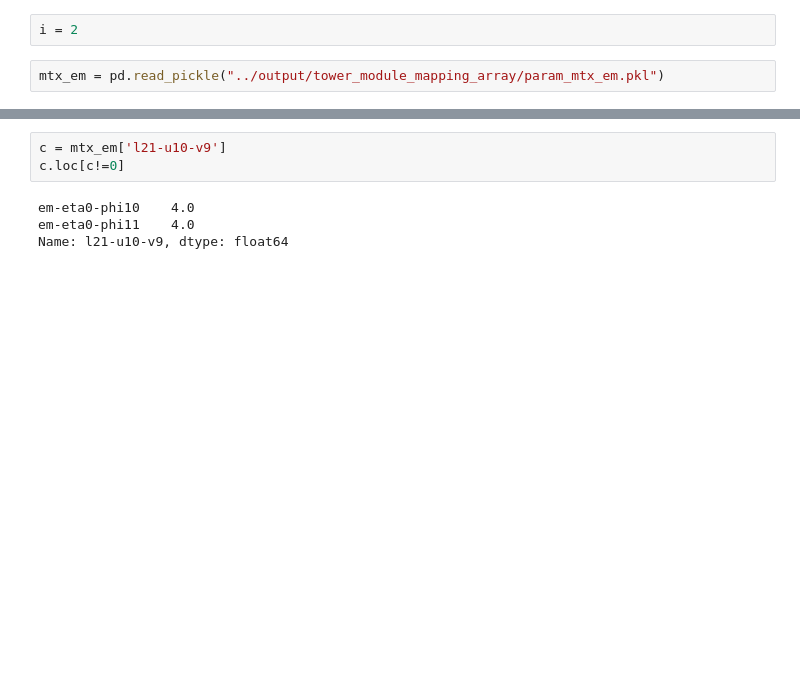
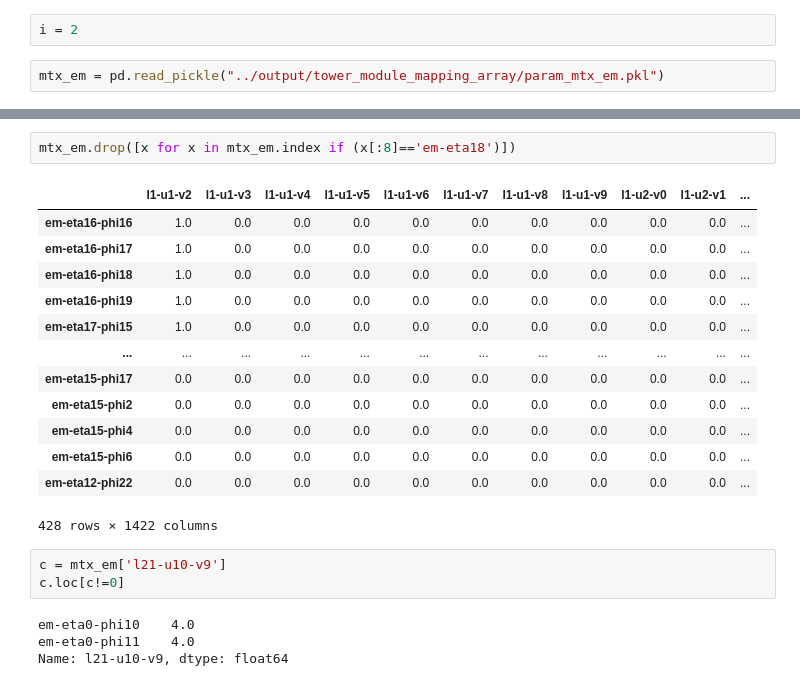
Before and after one commit to mhassans/tower-energy, a Jupyter notebook: jupyter/matrix_ana.ipynb, the cells around one changed output, grey strips where cells are left out. Cells and saved outputs as stored; diff of their text form; blank space fills up the shorter version.

Commit message:
remove eta>3.045 from dataframes

```diff
--- a/jupyter/matrix_ana.ipynb
+++ b/jupyter/matrix_ana.ipynb
@@ -168,3 +204,19 @@ mtx_em.astype('int')
+# %%
+mtx_em.drop([x for x in mtx_em.index if (x[:8]=='em-eta18')])
+# %% [output]
+|  | l1-u1-v2 | l1-u1-v3 | l1-u1-v4 | l1-u1-v5 | l1-u1-v6 | l1-u1-v7 | l1-u1-v8 | l1-u1-v9 | l1-u2-v0 | l1-u2-v1 | ... |
+| em-eta16-phi16 | 1.0 | 0.0 | 0.0 | 0.0 | 0.0 | 0.0 | 0.0 | 0.0 | 0.0 | 0.0 | ... |
+| em-eta16-phi17 | 1.0 | 0.0 | 0.0 | 0.0 | 0.0 | 0.0 | 0.0 | 0.0 | 0.0 | 0.0 | ... |
+| em-eta16-phi18 | 1.0 | 0.0 | 0.0 | 0.0 | 0.0 | 0.0 | 0.0 | 0.0 | 0.0 | 0.0 | ... |
+| em-eta16-phi19 | 1.0 | 0.0 | 0.0 | 0.0 | 0.0 | 0.0 | 0.0 | 0.0 | 0.0 | 0.0 | ... |
+| em-eta17-phi15 | 1.0 | 0.0 | 0.0 | 0.0 | 0.0 | 0.0 | 0.0 | 0.0 | 0.0 | 0.0 | ... |
+| ... | ... | ... | ... | ... | ... | ... | ... | ... | ... | ... | ... |
+| em-eta15-phi17 | 0.0 | 0.0 | 0.0 | 0.0 | 0.0 | 0.0 | 0.0 | 0.0 | 0.0 | 0.0 | ... |
+| em-eta15-phi2 | 0.0 | 0.0 | 0.0 | 0.0 | 0.0 | 0.0 | 0.0 | 0.0 | 0.0 | 0.0 | ... |
+| em-eta15-phi4 | 0.0 | 0.0 | 0.0 | 0.0 | 0.0 | 0.0 | 0.0 | 0.0 | 0.0 | 0.0 | ... |
+| em-eta15-phi6 | 0.0 | 0.0 | 0.0 | 0.0 | 0.0 | 0.0 | 0.0 | 0.0 | 0.0 | 0.0 | ... |
+| em-eta12-phi22 | 0.0 | 0.0 | 0.0 | 0.0 | 0.0 | 0.0 | 0.0 | 0.0 | 0.0 | 0.0 | ... |
+428 rows × 1422 columns
 # %%
 c = mtx_em['l21-u10-v9']
 c.loc[c!=0]
```
Also changed, not shown: parts of 5 cells of this notebook, 1 other file.
